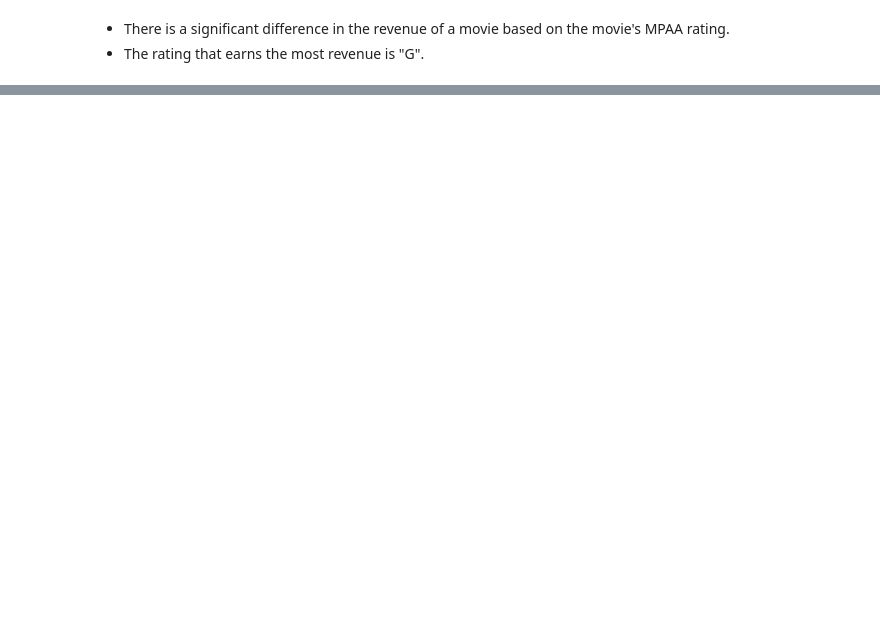
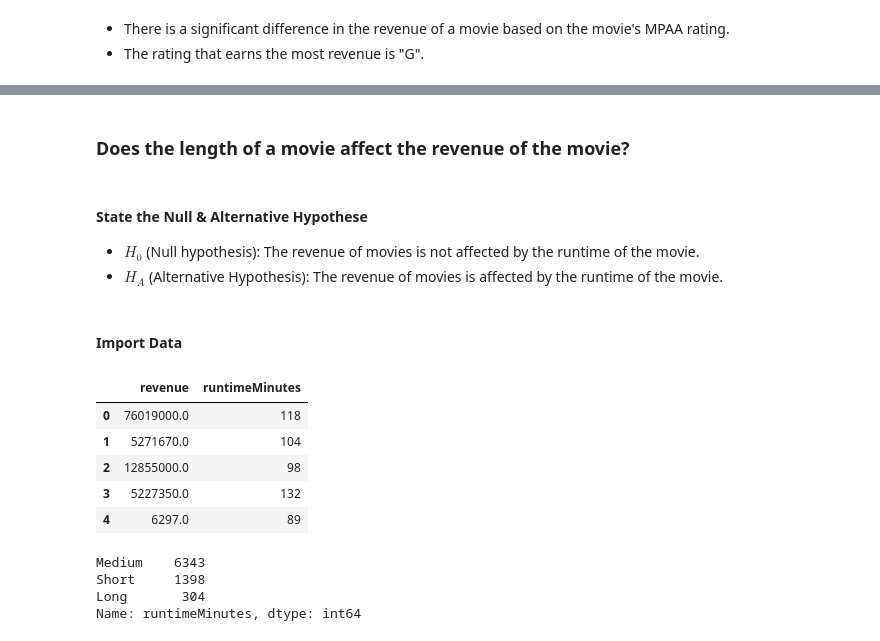
Before and after one commit to tschelli/Data-Enrichment-Project-3, a Jupyter notebook: Part 4 - Hypothesis Testing.ipynb, the cells around one changed output, grey strips where cells are left out. Cells and saved outputs as stored; diff of their text form; code cells hidden in the pictures; blank space fills up the shorter version.

```diff
--- a/Part 4 - Hypothesis Testing.ipynb
+++ b/Part 4 - Hypothesis Testing.ipynb
@@ -509,0 +693,24 @@ sns.barplot(data=df, x='certification', y = 'revenue');
+# %% [markdown]
+### Does the length of a movie affect the revenue of the movie?
+# %% [markdown]
+#### State the Null & Alternative Hypothese
+- $H_0$ (Null hypothesis): The revenue of movies is not affected by the runtime of the movie.
+- $H_A$ (Alternative Hypothesis): The revenue of movies is affected by the runtime of the movie.
+# %% [markdown]
+#### Import Data
+# %%
+#Use an SQL query to create a dataframe
+q = """SELECT tmdb_data.revenue, title_basics.runtimeMinutes
+FROM title_basics
+JOIN tmdb_data ON title_basics.tconst = tmdb_data.imdb_id
+WHERE title_basics.runtimeMinutes > 0 AND tmdb_data.revenue > 0"""
+df = pd.read_sql(q, engine)
+
+df.head()
+# %% [output]
+|  | revenue | runtimeMinutes |
+| 0 | 76019000.0 | 118 |
+| 1 | 5271670.0 | 104 |
+| 2 | 12855000.0 | 98 |
+| 3 | 5227350.0 | 132 |
+| 4 | 6297.0 | 89 |
@@ -509,0 +723,7 @@ sns.barplot(data=df, x='certification', y = 'revenue');
+# %%
+df['runtimeMinutes'].value_counts()
+# %% [output]
+Medium    6343
+Short     1398
+Long       304
+Name: runtimeMinutes, dtype: int64
```
Also changed, not shown: parts of 59 cells of this notebook, 36 other files.
